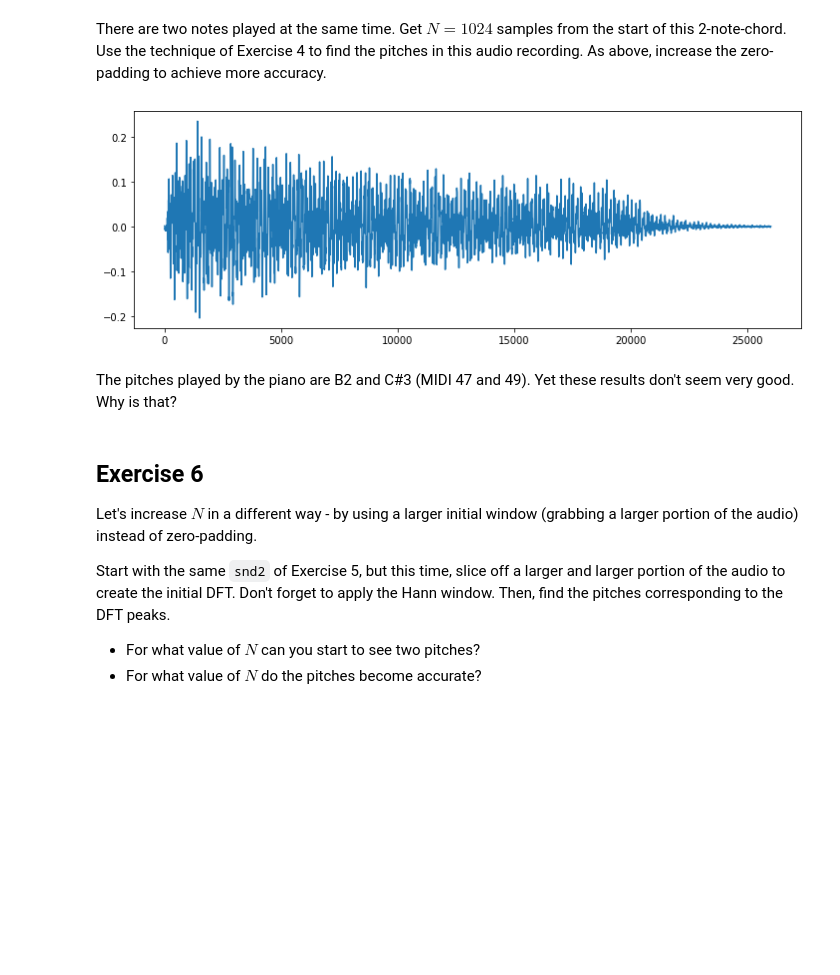
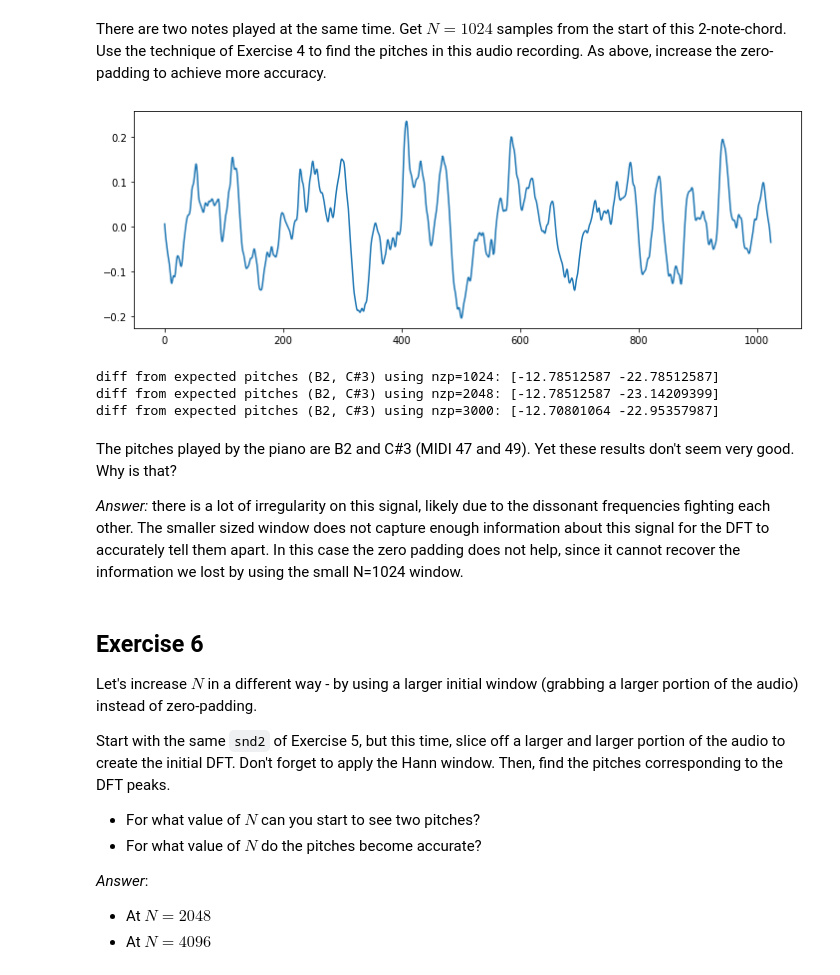
Before and after one commit to jmftrindade/digital_music_processing, a Jupyter notebook: 3_fourier/lab3.ipynb, the cells around one changed output. Drawn from its saved outputs; the diff is of its cells as text; code cells hidden in the pictures; blank space fills up the shorter version.

```diff
--- a/3_fourier/lab3.ipynb
+++ b/3_fourier/lab3.ipynb
@@ -166,14 +168,14 @@ connect_to_queue()
 - Write the function `bin_to_freq` which returns the frequency of a given FFT bin ($k$). This function should work with inputs that are scalars or vectors. (Hint: what other inputs does this function need?)
 - Print the frequencies of the peaks of your DFT.
 # %%
-def bin_to_freq(k):
+def bin_to_freq(k, n):
     if isinstance(k, (list, np.ndarray)):
-        return [i * fs / N for i in k]
-    return k * fs / N
+        return [i * fs / n for i in k]
+    return k * fs / n
 
 # print peak frequencies
-#print(bin_to_freq(peaks[0])) # scalar
-print(bin_to_freq(peaks))  # vector
+#print(bin_to_freq(peaks[0], N)) # scalar
+print(bin_to_freq(peaks, N))  # vector
 # %% [output]
 [258.3984375, 516.796875, 796.728515625, 1055.126953125]
 # %% [markdown]
@@ -191,7 +193,7 @@ def freq_to_pitch(f):
     return 12*np.log2(f/(freq_A4*1.0)) + 69
 
 # print midi pitches
-p = [freq_to_pitch(f) for f in bin_to_freq(peaks)]
+p = [freq_to_pitch(f) for f in bin_to_freq(peaks, N)]
 print(f'pitches from DFT: {p}')
 
 # how accurate are the pitches from DFT analysis? not very.
@@ -261,13 +262,33 @@ ipd.Audio(snd2, rate=fs)
 [interactive output not drawn]
 # %% [markdown]
 There are two notes played at the same time. Get $N=1024$ samples from the start of this 2-note-chord. Use the technique of Exercise 4 to find the pitches in this audio recording. As above, increase the zero-padding to achieve more accuracy.
-# %%
-plt.plot(snd2[4000:30000])
-plt.show()
-# %% [output]
-[figure, removed]
+# %%
+start = 5000
+N = 1024
+plt.plot(snd2[start:start+N])
+plt.show()
+
+def print_pitches_ex5(x, nzp, thresh):
+    x_w = zpad(x, nzp)
+    X = np.abs(np.fft.rfft(x_w))
+    peaks = fmp.find_peaks(X, thresh=thresh)
+    p = [freq_to_pitch(f) for f in bin_to_freq(peaks, nzp)]
+    diff = np.array([47, 49]) - p
+    print(f'diff from expected pitches (B2, C#3) using nzp={nzp}: {diff}')
+
+
+print_pitches_ex5(x, 1024, 0.2)
+print_pitches_ex5(x, 2048, 0.25)
+print_pitches_ex5(x, 3000, 0.27)
+# %% [output]
+[figure, added]
+diff from expected pitches (B2, C#3) using nzp=1024: [-12.78512587 -22.78512587]
+diff from expected pitches (B2, C#3) using nzp=2048: [-12.78512587 -23.14209399]
+diff from expected pitches (B2, C#3) using nzp=3000: [-12.70801064 -22.95357987]
 # %% [markdown]
 The pitches played by the piano are B2 and C#3 (MIDI 47 and 49). Yet these results don't seem very good. Why is that?
+
+*Answer:* there is a lot of irregularity on this signal, likely due to the dissonant frequencies fighting each other. The smaller sized window does not capture enough information about this signal for the DFT to accurately tell them apart. In this case the zero padding does not help, since it cannot recover the information we lost by using the small N=1024 window.
 # %%
 connect_to_queue()
 # %% [markdown]
@@ -279,3 +300,7 @@ Start with the same `snd2` of Exercise 5, but this time, slice off a larger and
 
 - For what value of $N$ can you start to see two pitches?
 - For what value of $N$ do the pitches become accurate?
+
+*Answer*:
+- At $N=2048$
+- At $N=4096$
```
Also changed, not shown: parts of 5 cells of this notebook.
